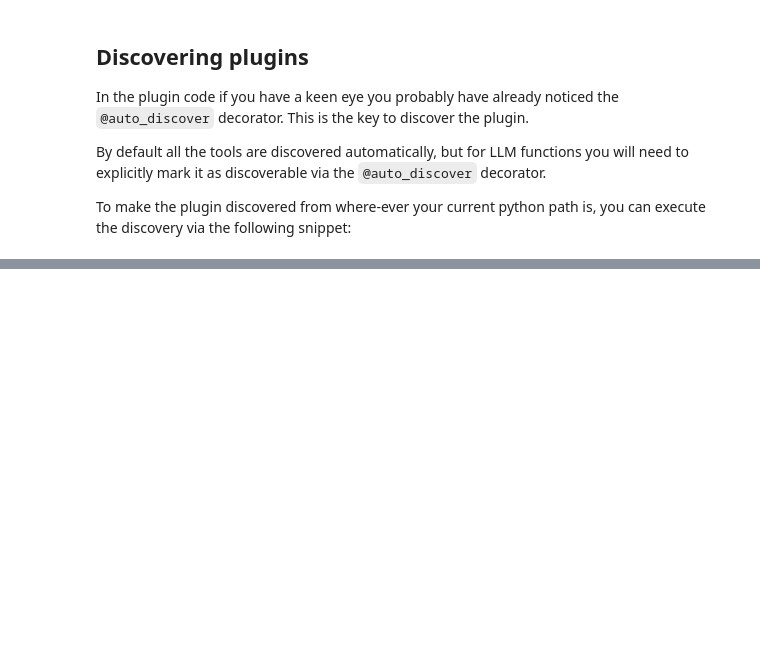
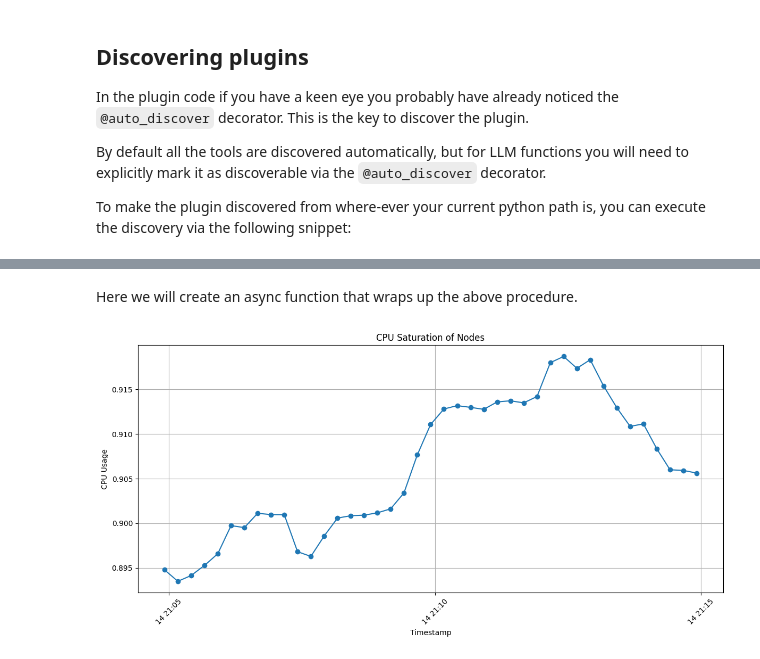
Before and after one commit to opsmate-ai/opsmate, a Jupyter notebook: docs/cookbooks/plugin-system.ipynb, the cells around one changed output, grey strips where cells are left out. Saved outputs shown, nothing was run; the diff lists cells and outputs as text; code cells hidden in the pictures; blank space fills up the shorter version.

```diff
--- a/docs/cookbooks/plugin-system.ipynb
+++ b/docs/cookbooks/plugin-system.ipynb
@@ -126,0 +163,11 @@ plugins.discover("./plugins", ignore_conflicts=True)
+# %% [markdown]
+Here we will create an async function that wraps up the above procedure.
+# %%
+async def text_to_time_series(query: str):
+    query = await prom_query_builder.execute(query)
+    await query.run()
+    query.time_series()
+
+await text_to_time_series("CPU saturation of the nodes between 20 mins ago to 10 mins ago")
+# %% [output]
+[figure, added]
```
Also changed, not shown: parts of 14 cells of this notebook, 5 other files.
